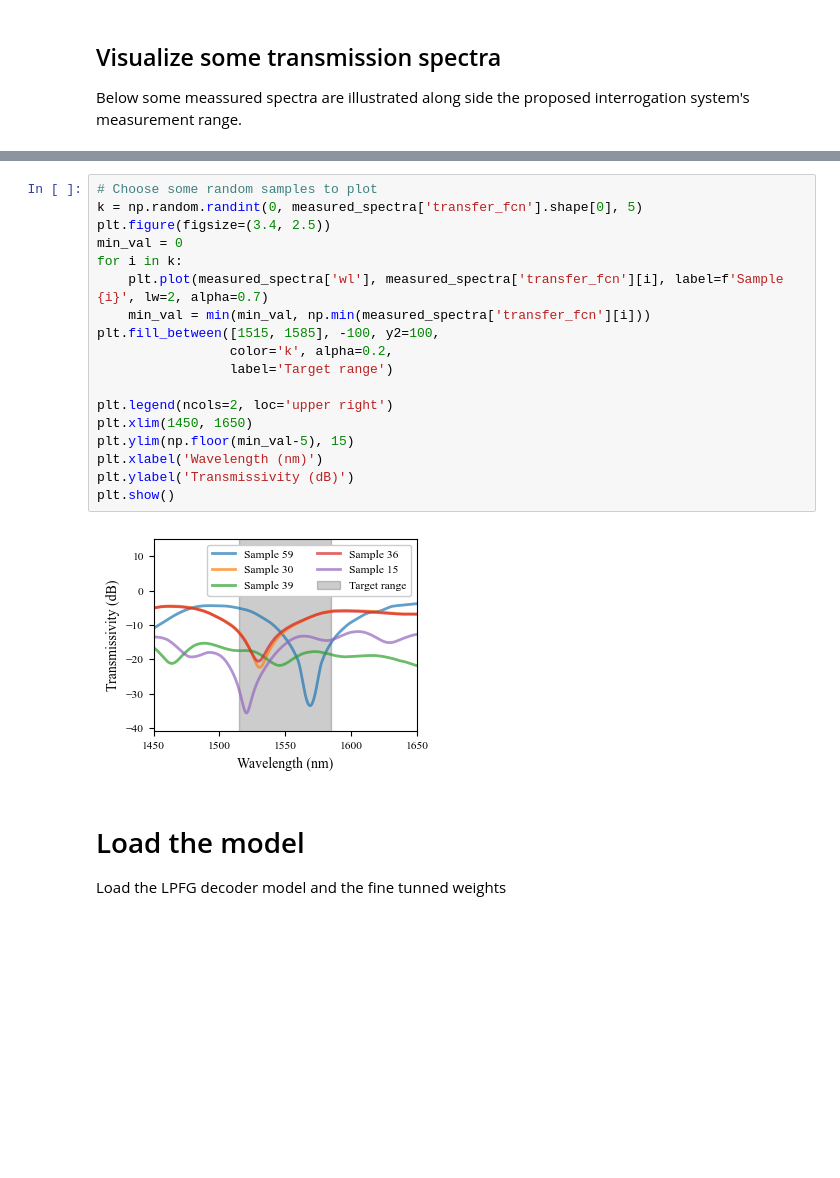
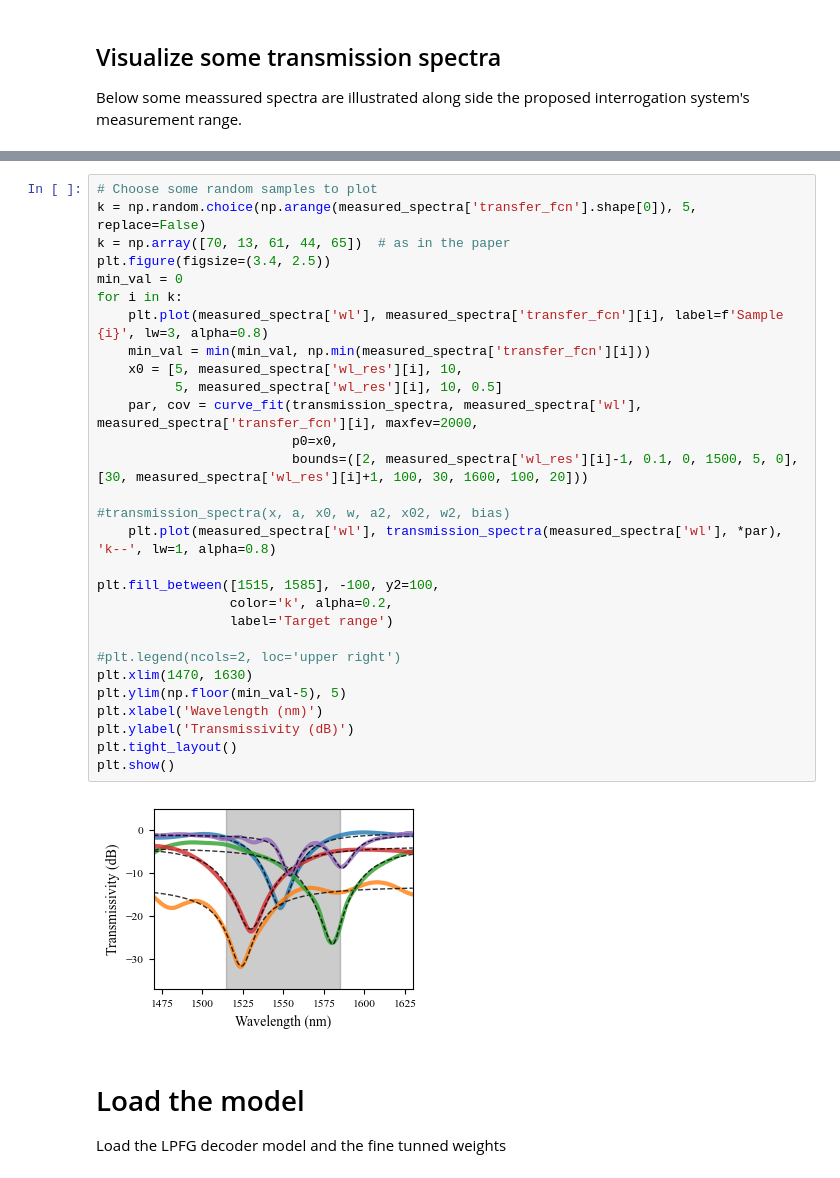
Before and after one commit to felipebarino/lpfg_demodulation_supplementary, a Jupyter notebook: 3 - Evaluation by measured spectra.ipynb, the cells around one changed output, grey strips where cells are left out. Saved outputs shown, nothing was run; the diff lists cells and outputs as text; blank space fills up the shorter version.

```diff
--- a/3 - Evaluation by measured spectra.ipynb
+++ b/3 - Evaluation by measured spectra.ipynb
@@ -53,23 +95,34 @@ Below some meassured spectra are illustrated along side the proposed interrogati
 # %%
 # Choose some random samples to plot
-k = np.random.randint(0, measured_spectra['transfer_fcn'].shape[0], 5)
+k = np.random.choice(np.arange(measured_spectra['transfer_fcn'].shape[0]), 5, replace=False)
+k = np.array([70, 13, 61, 44, 65])  # as in the paper
 plt.figure(figsize=(3.4, 2.5))
 min_val = 0
 for i in k:
-    plt.plot(measured_spectra['wl'], measured_spectra['transfer_fcn'][i], label=f'Sample {i}', lw=2, alpha=0.7)
+    plt.plot(measured_spectra['wl'], measured_spectra['transfer_fcn'][i], label=f'Sample {i}', lw=3, alpha=0.8)
     min_val = min(min_val, np.min(measured_spectra['transfer_fcn'][i]))
+    x0 = [5, measured_spectra['wl_res'][i], 10,
+          5, measured_spectra['wl_res'][i], 10, 0.5]
+    par, cov = curve_fit(transmission_spectra, measured_spectra['wl'], measured_spectra['transfer_fcn'][i], maxfev=2000,
+                         p0=x0,
+                         bounds=([2, measured_spectra['wl_res'][i]-1, 0.1, 0, 1500, 5, 0], [30, measured_spectra['wl_res'][i]+1, 100, 30, 1600, 100, 20]))
+
+#transmission_spectra(x, a, x0, w, a2, x02, w2, bias)
+    plt.plot(measured_spectra['wl'], transmission_spectra(measured_spectra['wl'], *par), 'k--', lw=1, alpha=0.8)
+
 plt.fill_between([1515, 1585], -100, y2=100,
                  color='k', alpha=0.2,
                  label='Target range')
 
-plt.legend(ncols=2, loc='upper right')
-plt.xlim(1450, 1650)
-plt.ylim(np.floor(min_val-5), 15)
+#plt.legend(ncols=2, loc='upper right')
+plt.xlim(1470, 1630)
+plt.ylim(np.floor(min_val-5), 5)
 plt.xlabel('Wavelength (nm)')
 plt.ylabel('Transmissivity (dB)')
+plt.tight_layout()
 plt.show()
 # %% [output]
-[figure, old version]
+[figure, new version]
 # %% [markdown]
 # Load the model
 
```
Also changed, not shown: parts of 20 cells of this notebook, 33 other files.
